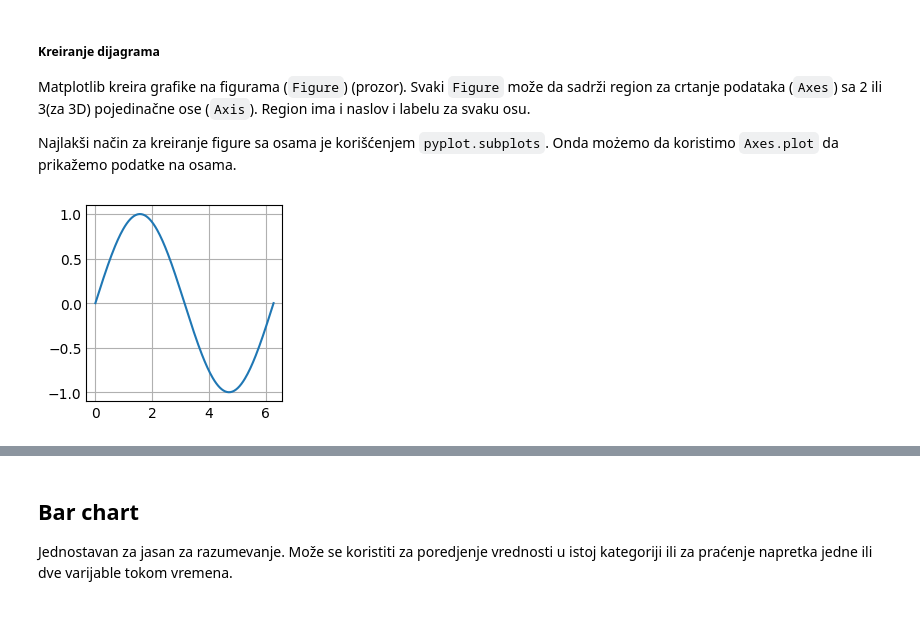
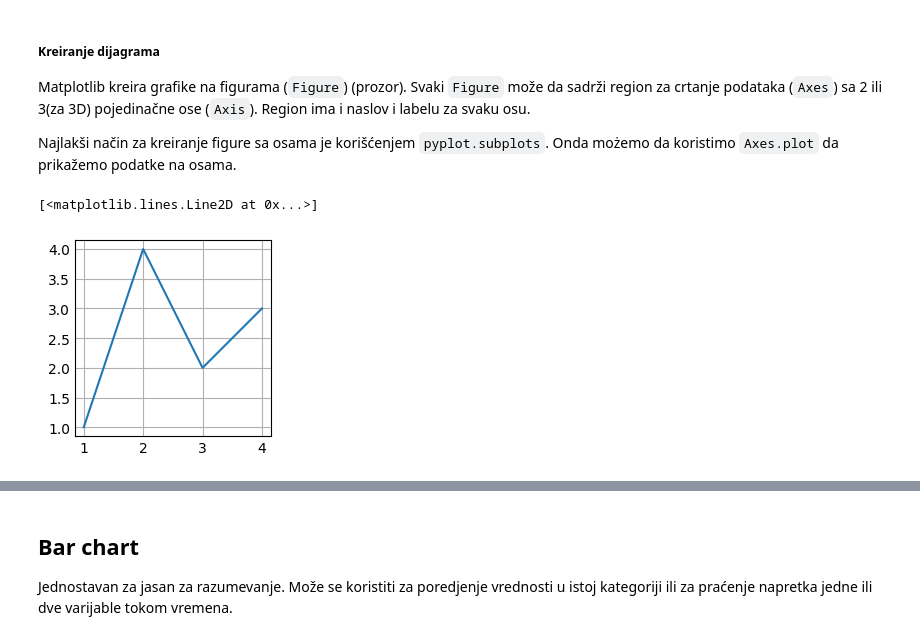
Before and after one commit to TLazarevic/data-analysis-lab, a Jupyter notebook: matplotlib.ipynb, the cells around one changed output, grey strips where cells are left out. Drawn from its saved outputs; the diff is of its cells as text; code cells hidden in the pictures.

Commit message:
Switch to matplotlib oop style, translate comments

````diff
--- a/matplotlib.ipynb
+++ b/matplotlib.ipynb
@@ -8,16 +8,14 @@ Matplotlib je biblioteka za kreiranje vizualizacija u Python programskom jeziku
 Matplotlib kreira grafike na figurama (```Figure```) (prozor). Svaki ```Figure``` može da sadrži region za crtanje podataka (```Axes```) sa 2 ili 3(za 3D) pojedinačne ose (```Axis```). Region ima i naslov i labelu za svaku osu.
 
 Najlakši način za kreiranje figure sa osama je korišćenjem ```pyplot.subplots```. Onda możemo da koristimo ```Axes.plot``` da prikažemo podatke na osama.
-# %%
-import matplotlib as mpl
-import matplotlib.pyplot as plt
-import numpy as np
-
-x = np.linspace(0, 2 * np.pi, 200)
-y = np.sin(x)
-
-plt.plot(x, y)
-plt.show()
-# %% [output]
-[figure, removed]
+# %%
+import matplotlib as mpl
+import matplotlib.pyplot as plt
+import numpy as np
+
+fig, ax = plt.subplots()  # Kreiranje figure sa jednim osama(regionom)
+ax.plot([1, 2, 3, 4], [1, 4, 2, 3])  # Iscrtavanje podataka na osama
+# %% [output]
+[<matplotlib.lines.Line2D at 0x...>]
+[figure, added]
 # %% [markdown]
````
Also changed, not shown: parts of 7 cells of this notebook.
